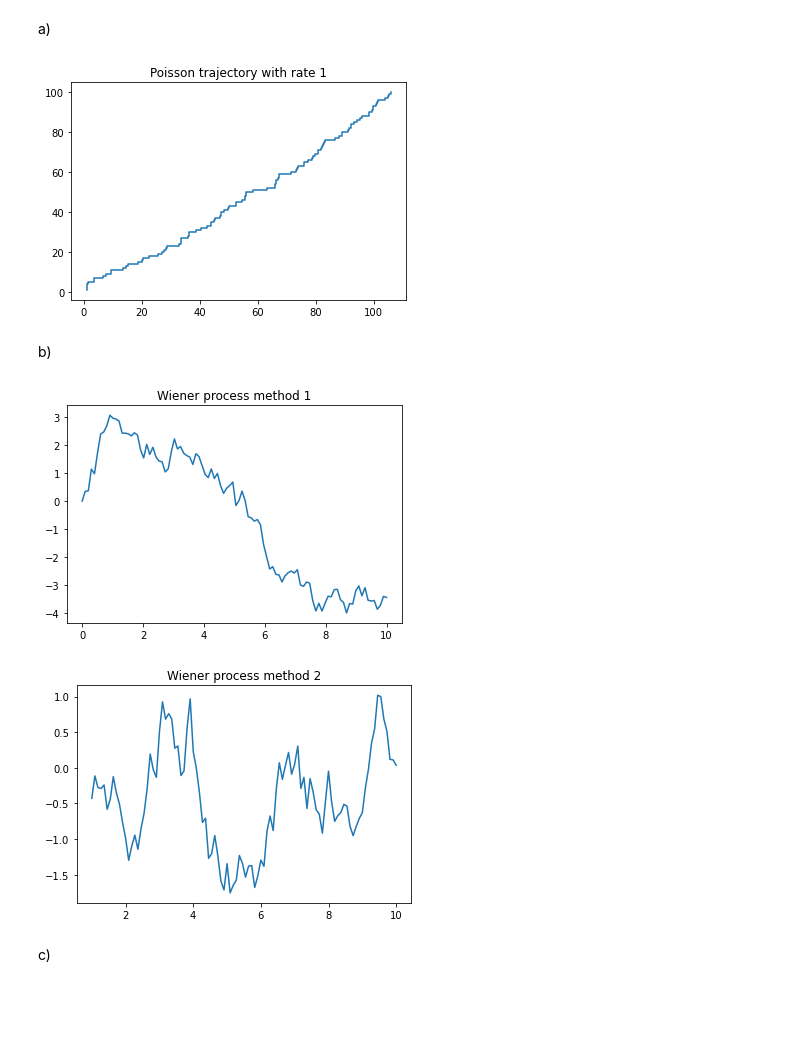
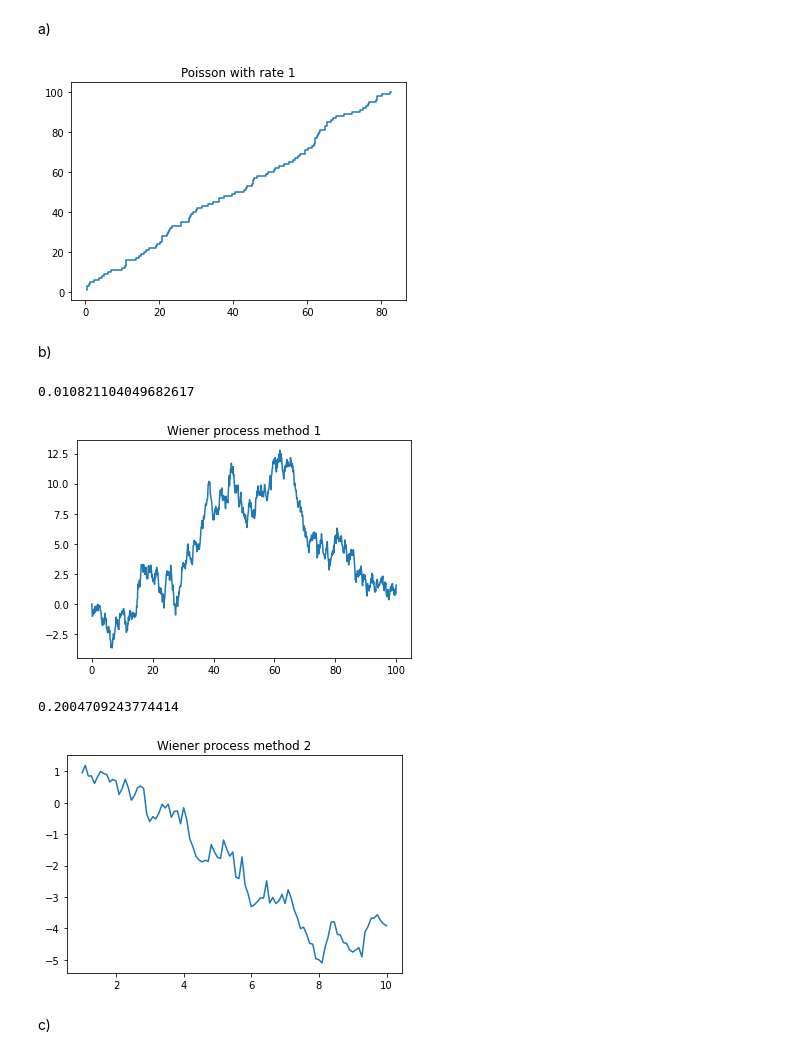
Before and after one commit to gekas145/MF, a Jupyter notebook: lab2.ipynb, the cells around one changed output. Cells and saved outputs as stored; diff of their text form; code cells hidden in the pictures; blank space fills up the shorter version.

```diff
--- a/lab2.ipynb
+++ b/lab2.ipynb
@@ -19,10 +20,10 @@ def poiss_trajectory(lam, n):
 lam = 1
 x, y = poiss_trajectory(lam, 100)
 plt.step(x, y)
-plt.title('Poisson trajectory with rate ' + str(lam))
+plt.title('Poisson with rate ' + str(lam))
 plt.show()
 # %% [output]
-[figure, old version]
+[figure, new version]
 # %% [markdown]
 b)
 # %%
@@ -33,12 +34,15 @@ def generate_wiener1(n, end, start=0):
         y[i] = y[i-1] + np.sqrt(t[i] - t[i-1]) * normal(0, 1)
     return t, np.array(y)
 # %%
-t, y = generate_wiener1(100, 10)
+start_time = time.time()
+t, y = generate_wiener1(1000, 100)
+print(time.time() - start_time)
 plt.plot(t, y)
 plt.title('Wiener process method 1')
 plt.show()
 # %% [output]
+0.010821104049682617
-[figure, old version]
+[figure, new version]
 # %%
 # metoda Choleskiego-Crouta
 def cholesky_decomp(S):
@@ -73,12 +77,16 @@ def generate_wiener2(n, end, start=1):
     A = cholesky_decomp(sigma)
     return t, np.dot(A, x)
 # %%
+start_time = time.time()
 t, y = generate_wiener2(100, 10)
+print(time.time() - start_time)
 plt.plot(t, y)
 plt.title('Wiener process method 2')
 plt.show()
+# ta druga metoda jest dużo wolniejsza
 # %% [output]
+0.2004709243774414
-[figure, old version]
+[figure, new version]
 # %% [markdown]
 c)
 # %%
```
Also changed, not shown: parts of 3 cells of this notebook.
